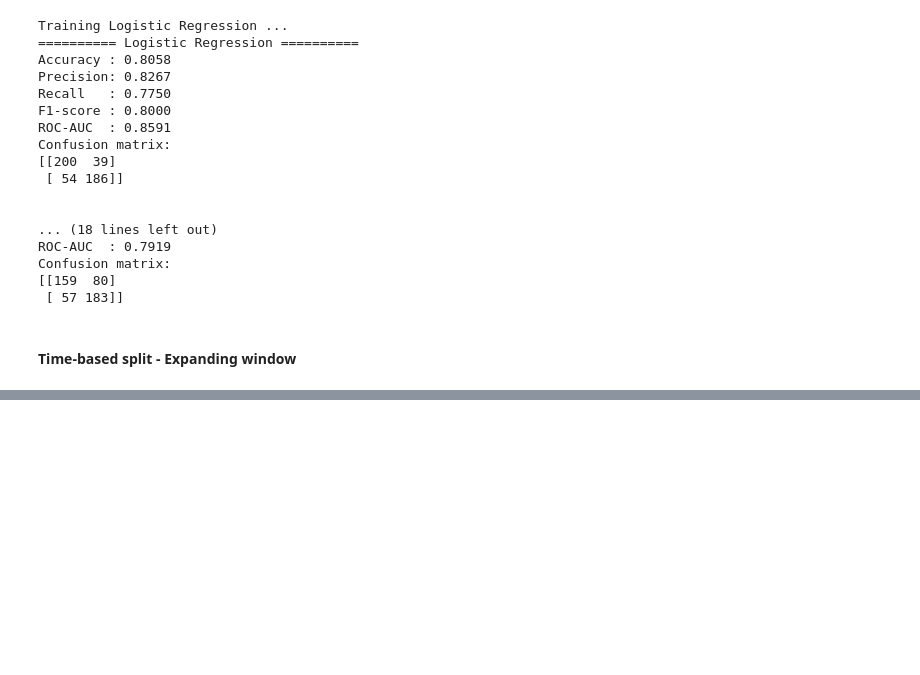
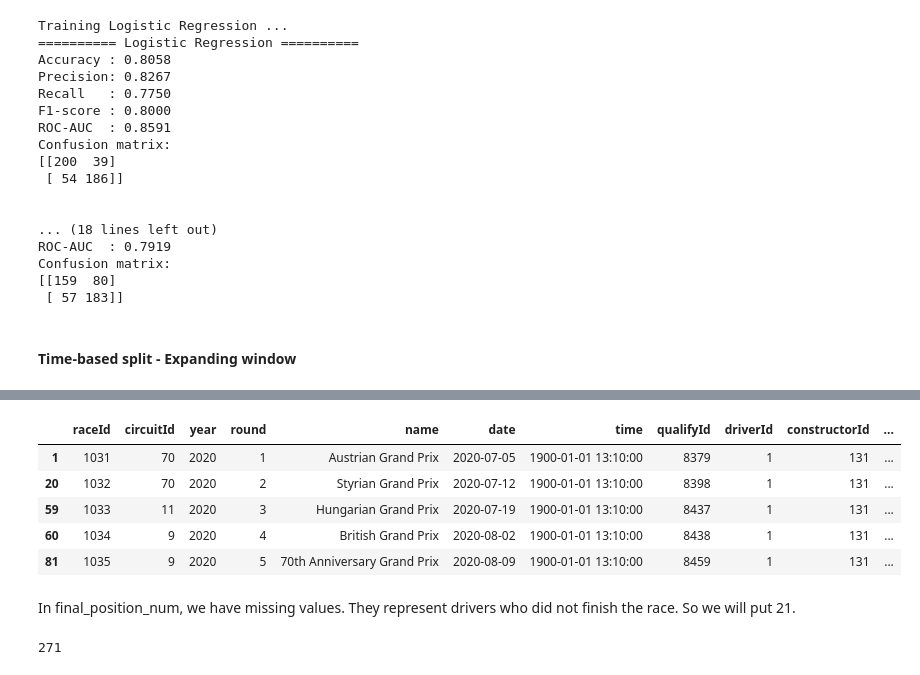
Before and after one commit to Ognjeniii/f1-predictions, a Jupyter notebook: F1.ipynb, the cells around one changed output, grey strips where cells are left out. Drawn from its saved outputs; the diff is of its cells as text; code cells hidden in the pictures; blank space fills up the shorter version.

```diff
--- a/F1.ipynb
+++ b/F1.ipynb
@@ -498,2 +488,18 @@ def evaluate_classifier(model_name, y_true, y_pred, y_proba=None):
+# %%
+points_map = {
+    '1': 25,
+    '2': 18,
+    '3': 15,
+    '4': 12,
+    '5': 10,
+    '6': 8,
+    '7': 6,
+    '8': 4,
+    '9': 2,
+    '10': 1
+}
+
+def points_for_position(pos):
+    return points_map.get(pos, 0)
 # %% [markdown]
 # First model training and testing
@@ -658,0 +735,12 @@ ValueError: Boolean array expected for the condition, not int64
+# %%
+df['points'] = df['positionText'].apply(points_for_position)
+df['points_total'] = df['points'] + df['fastest_lap']
+# %%
+df.head()
+# %% [output]
+|  | raceId | circuitId | year | round | name | date | time | qualifyId | driverId | constructorId | ... |
+| 1 | 1031 | 70 | 2020 | 1 | Austrian Grand Prix | 2020-07-05 | 1900-01-01 13:10:00 | 8379 | 1 | 131 | ... |
+| 20 | 1032 | 70 | 2020 | 2 | Styrian Grand Prix | 2020-07-12 | 1900-01-01 13:10:00 | 8398 | 1 | 131 | ... |
+| 59 | 1033 | 11 | 2020 | 3 | Hungarian Grand Prix | 2020-07-19 | 1900-01-01 13:10:00 | 8437 | 1 | 131 | ... |
+| 60 | 1034 | 9 | 2020 | 4 | British Grand Prix | 2020-08-02 | 1900-01-01 13:10:00 | 8438 | 1 | 131 | ... |
+| 81 | 1035 | 9 | 2020 | 5 | 70th Anniversary Grand Prix | 2020-08-09 | 1900-01-01 13:10:00 | 8459 | 1 | 131 | ... |
@@ -658,0 +767,6 @@ ValueError: Boolean array expected for the condition, not int64
+# %% [markdown]
+In final_position_num, we have missing values. They represent drivers who did not finish the race. So we will put 21.
+# %%
+df['final_position_num'].isna().sum()
+# %% [output]
+271
```
Also changed, not shown: parts of 29 cells of this notebook.
